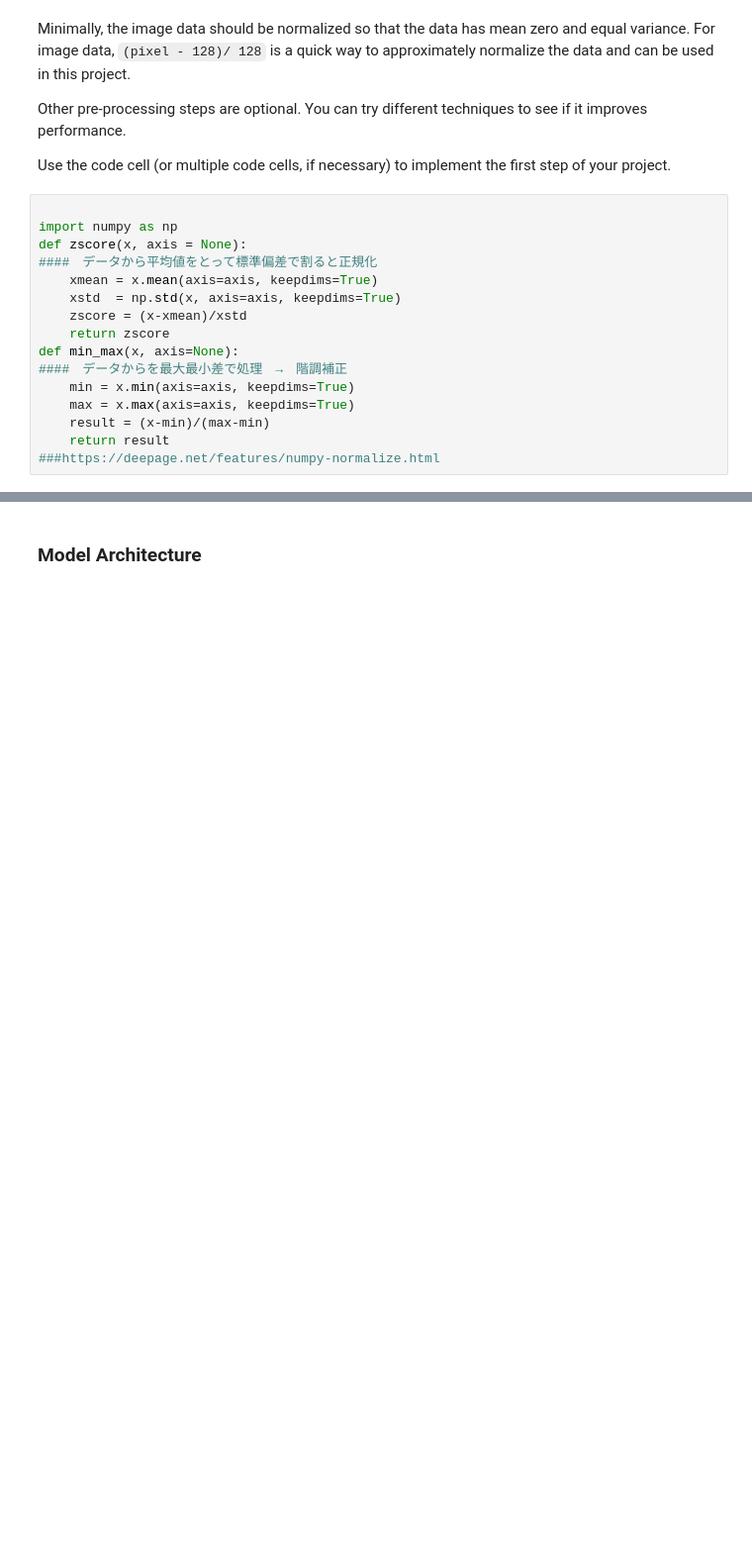
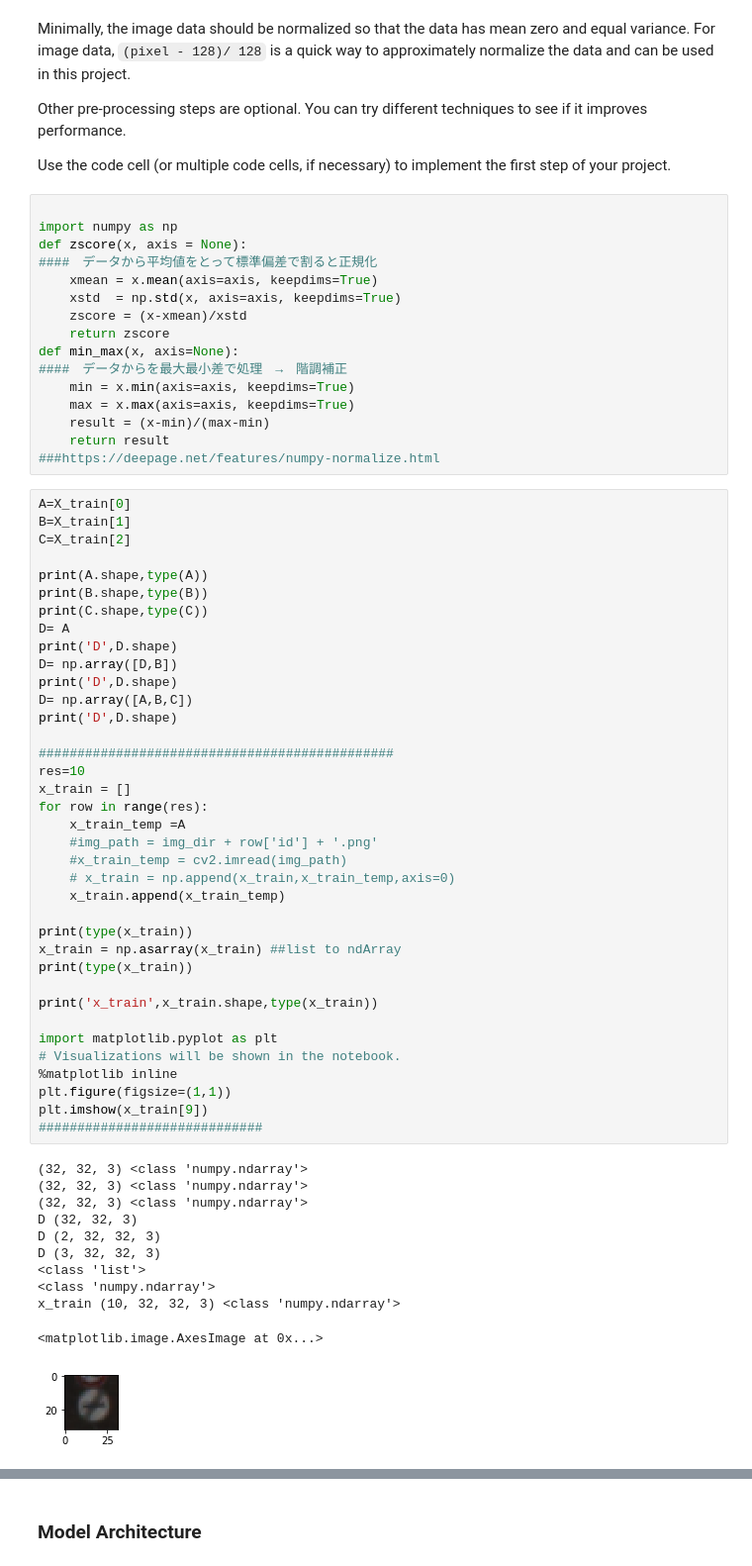
Before and after one commit to KSHIBA-HHQ/CarND-Traffic-Sign-Classifier-Project, a Jupyter notebook: Traffic_Sign_Classifier.ipynb, the cells around one changed output, grey strips where cells are left out. Shown: that part at 99% size. Saved outputs shown, nothing was run; the diff lists cells and outputs as text; blank space fills up the shorter version.

```diff
--- a/Traffic_Sign_Classifier.ipynb
+++ b/Traffic_Sign_Classifier.ipynb
@@ -301,6 +302,55 @@ def min_max(x, axis=None):
     result = (x-min)/(max-min)
     return result
 ###https://deepage.net/features/numpy-normalize.html
+# %%
+A=X_train[0]
+B=X_train[1]
+C=X_train[2]
+
+print(A.shape,type(A))
+print(B.shape,type(B))
+print(C.shape,type(C))
+D= A
+print('D',D.shape)
+D= np.array([D,B])
+print('D',D.shape)
+D= np.array([A,B,C])
+print('D',D.shape)
+
+##############################################
+res=10
+x_train = []
+for row in range(res):
+    x_train_temp =A
+    #img_path = img_dir + row['id'] + '.png'
+    #x_train_temp = cv2.imread(img_path)
+    # x_train = np.append(x_train,x_train_temp,axis=0)
+    x_train.append(x_train_temp)
+
+print(type(x_train))
+x_train = np.asarray(x_train) ##list to ndArray
+print(type(x_train))
+
+print('x_train',x_train.shape,type(x_train))
+
+import matplotlib.pyplot as plt
+# Visualizations will be shown in the notebook.
+%matplotlib inline
+plt.figure(figsize=(1,1))
+plt.imshow(x_train[9])
+#############################
+# %% [output]
+(32, 32, 3) <class 'numpy.ndarray'>
+(32, 32, 3) <class 'numpy.ndarray'>
+(32, 32, 3) <class 'numpy.ndarray'>
+D (32, 32, 3)
+D (2, 32, 32, 3)
+D (3, 32, 32, 3)
+<class 'list'>
+<class 'numpy.ndarray'>
+x_train (10, 32, 32, 3) <class 'numpy.ndarray'>
+<matplotlib.image.AxesImage at 0x...>
+[figure, added]
 # %%
 ### Preprocess the data here. It is required to normalize the data. Other preprocessing steps could include
 ### converting to grayscale, etc.
```
Also changed, not shown: parts of 6 cells of this notebook.
